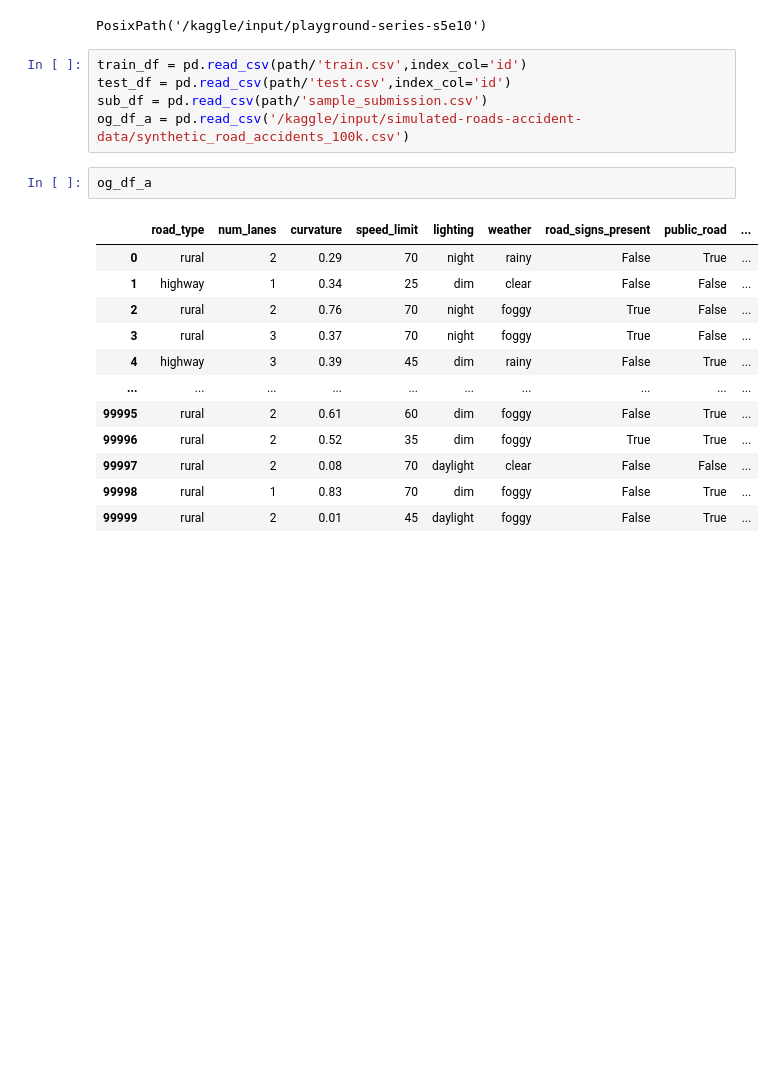
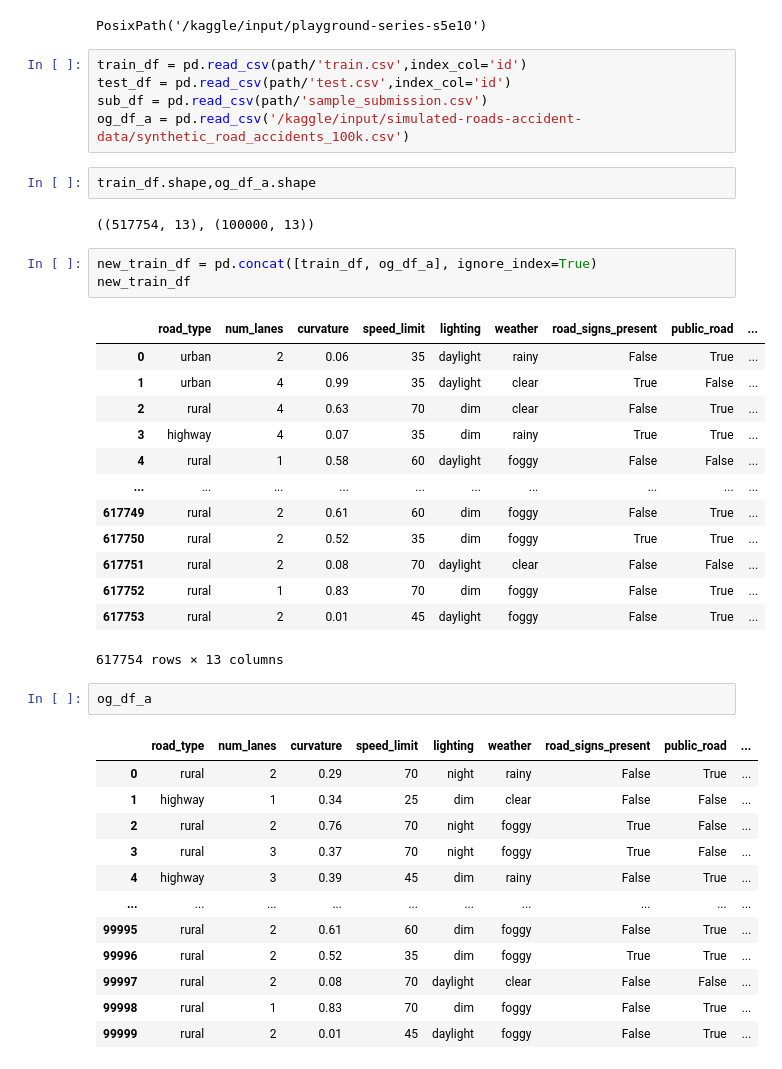
Before and after one commit to rubanzasilva/s05e10, a Jupyter notebook: autogluon-s05e10.ipynb, the cells around one changed output. Cells and saved outputs as stored; diff of their text form; blank space fills up the shorter version.

```diff
--- a/autogluon-s05e10.ipynb
+++ b/autogluon-s05e10.ipynb
@@ -95,6 +95,27 @@ train_df = pd.read_csv(path/'train.csv',index_col='id')
 test_df = pd.read_csv(path/'test.csv',index_col='id')
 sub_df = pd.read_csv(path/'sample_submission.csv')
 og_df_a = pd.read_csv('/kaggle/input/simulated-roads-accident-data/synthetic_road_accidents_100k.csv')
+# %%
+train_df.shape,og_df_a.shape
+# %% [output]
+((517754, 13), (100000, 13))
+# %%
+new_train_df = pd.concat([train_df, og_df_a], ignore_index=True)
+new_train_df
+# %% [output]
+|  | road_type | num_lanes | curvature | speed_limit | lighting | weather | road_signs_present | public_road | ... |
+| 0 | urban | 2 | 0.06 | 35 | daylight | rainy | False | True | ... |
+| 1 | urban | 4 | 0.99 | 35 | daylight | clear | True | False | ... |
+| 2 | rural | 4 | 0.63 | 70 | dim | clear | False | True | ... |
+| 3 | highway | 4 | 0.07 | 35 | dim | rainy | True | True | ... |
+| 4 | rural | 1 | 0.58 | 60 | daylight | foggy | False | False | ... |
+| ... | ... | ... | ... | ... | ... | ... | ... | ... | ... |
+| 617749 | rural | 2 | 0.61 | 60 | dim | foggy | False | True | ... |
+| 617750 | rural | 2 | 0.52 | 35 | dim | foggy | True | True | ... |
+| 617751 | rural | 2 | 0.08 | 70 | daylight | clear | False | False | ... |
+| 617752 | rural | 1 | 0.83 | 70 | dim | foggy | False | True | ... |
+| 617753 | rural | 2 | 0.01 | 45 | daylight | foggy | False | True | ... |
+617754 rows × 13 columns
 # %%
 og_df_a
 # %% [output]
```
Also changed, not shown: parts of 6 cells of this notebook.
